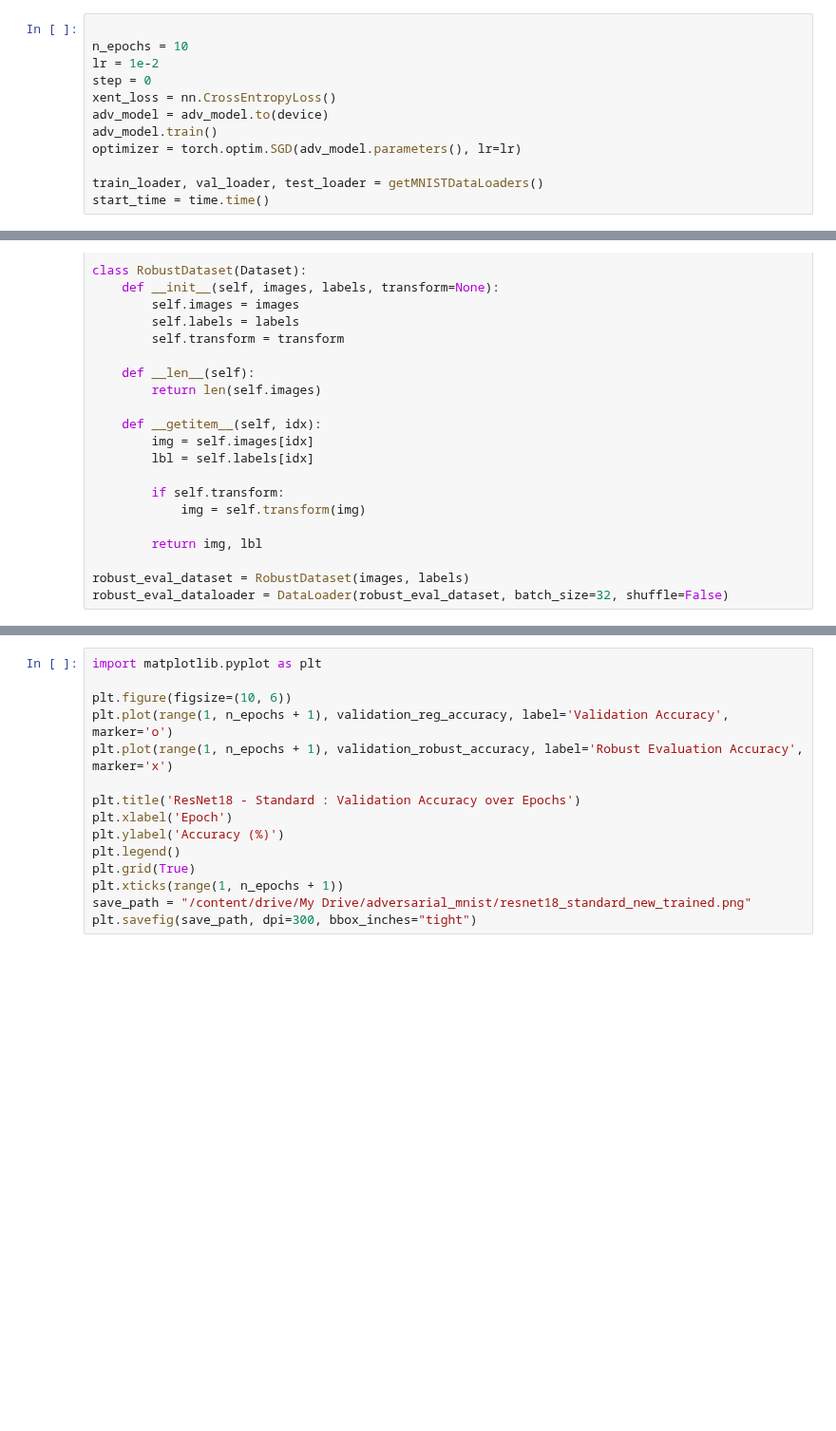
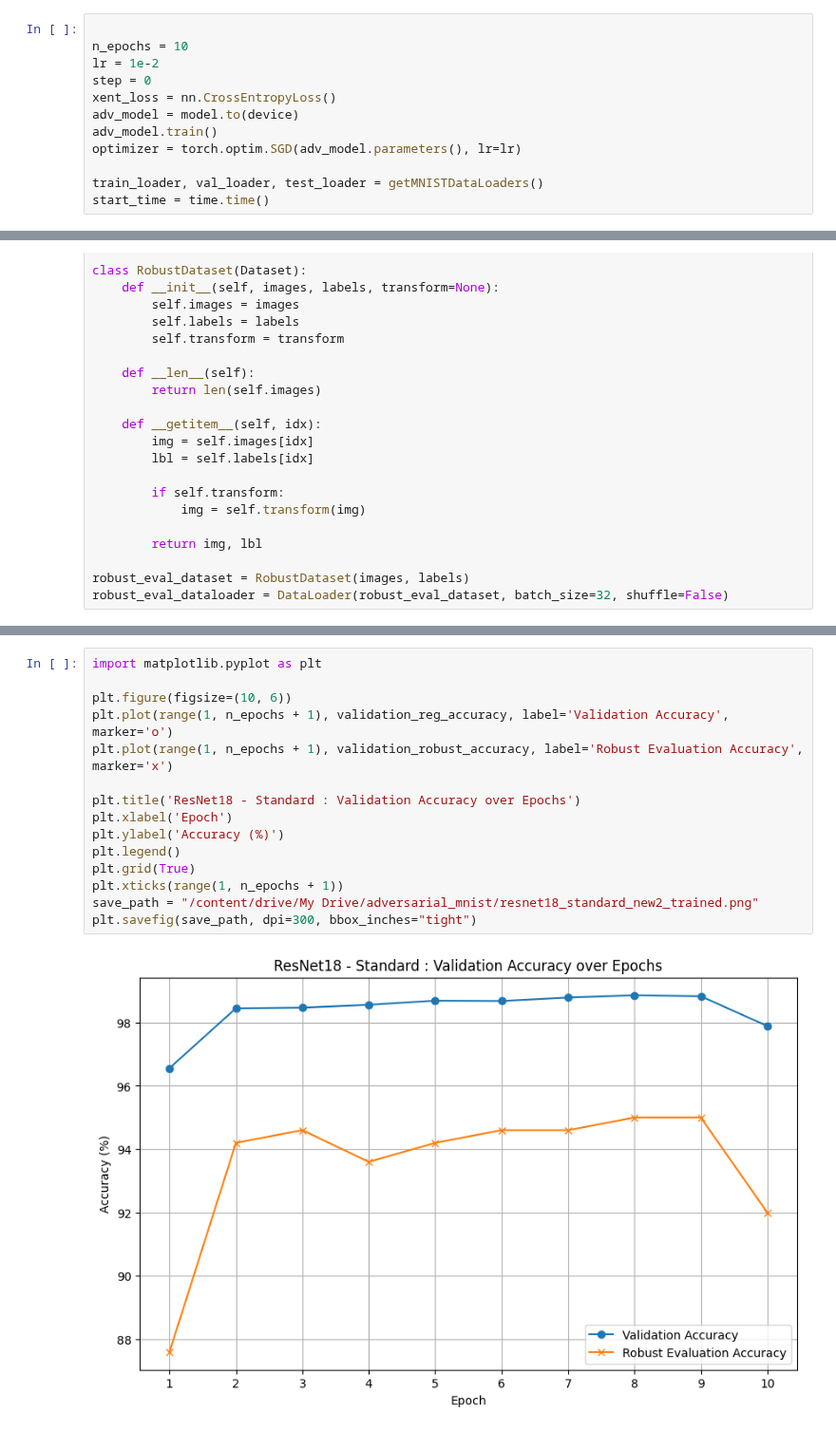
Before and after one commit to vm2781/adversarial_attacks, a Jupyter notebook: Standard_Model_Train_18.ipynb, the cells around one changed output, grey strips where cells are left out. Shown at 95% size. Cells and saved outputs as stored; diff of their text form; blank space fills up the shorter version.

```diff
--- a/Standard_Model_Train_18.ipynb
+++ b/Standard_Model_Train_18.ipynb
@@ -73,7 +75,7 @@ n_epochs = 10
 lr = 1e-2
 step = 0
 xent_loss = nn.CrossEntropyLoss()
-adv_model = adv_model.to(device)
+adv_model = model.to(device)
 adv_model.train()
 optimizer = torch.optim.SGD(adv_model.parameters(), lr=lr)
 
@@ -181,18 +206,20 @@ print('Accuracy = {}%'.format(float(correct) * 100 / 10000))
 # %%
 import matplotlib.pyplot as plt
 
 plt.figure(figsize=(10, 6))
 plt.plot(range(1, n_epochs + 1), validation_reg_accuracy, label='Validation Accuracy', marker='o')
 plt.plot(range(1, n_epochs + 1), validation_robust_accuracy, label='Robust Evaluation Accuracy', marker='x')
 
 plt.title('ResNet18 - Standard : Validation Accuracy over Epochs')
 plt.xlabel('Epoch')
 plt.ylabel('Accuracy (%)')
 plt.legend()
 plt.grid(True)
 plt.xticks(range(1, n_epochs + 1))
-save_path = "/content/drive/My Drive/adversarial_mnist/resnet18_standard_new_trained.png"
+save_path = "/content/drive/My Drive/adversarial_mnist/resnet18_standard_new2_trained.png"
 plt.savefig(save_path, dpi=300, bbox_inches="tight")
+# %% [output]
+[figure, added]
 # %%
 
 from google.colab import drive
```
Also changed, not shown: parts of 7 cells of this notebook.
